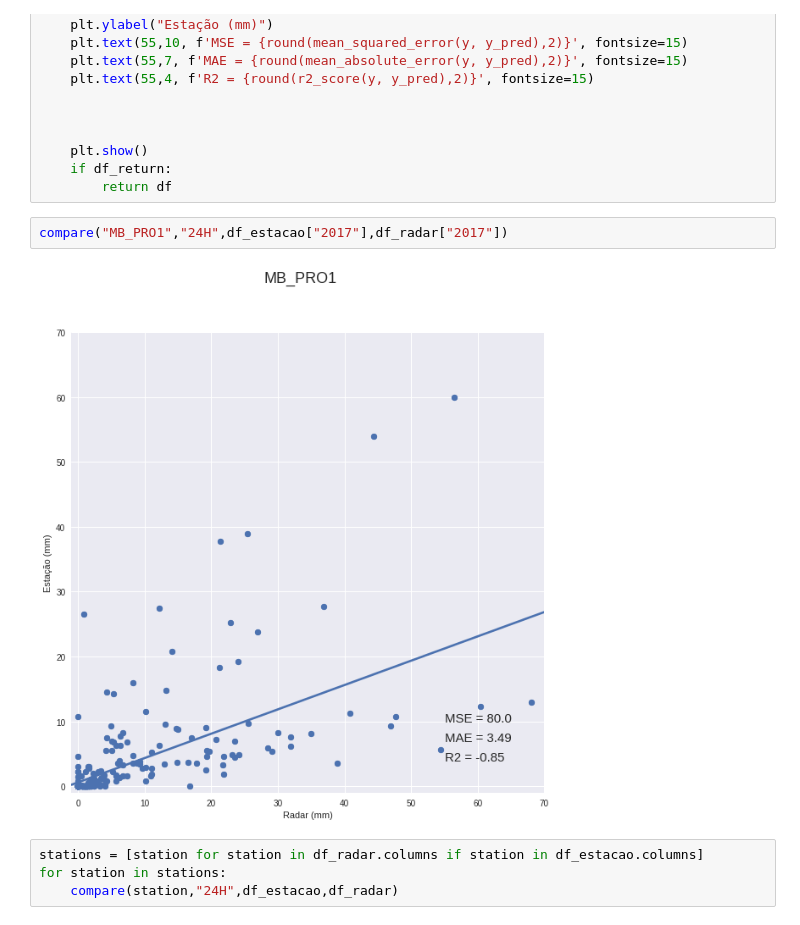
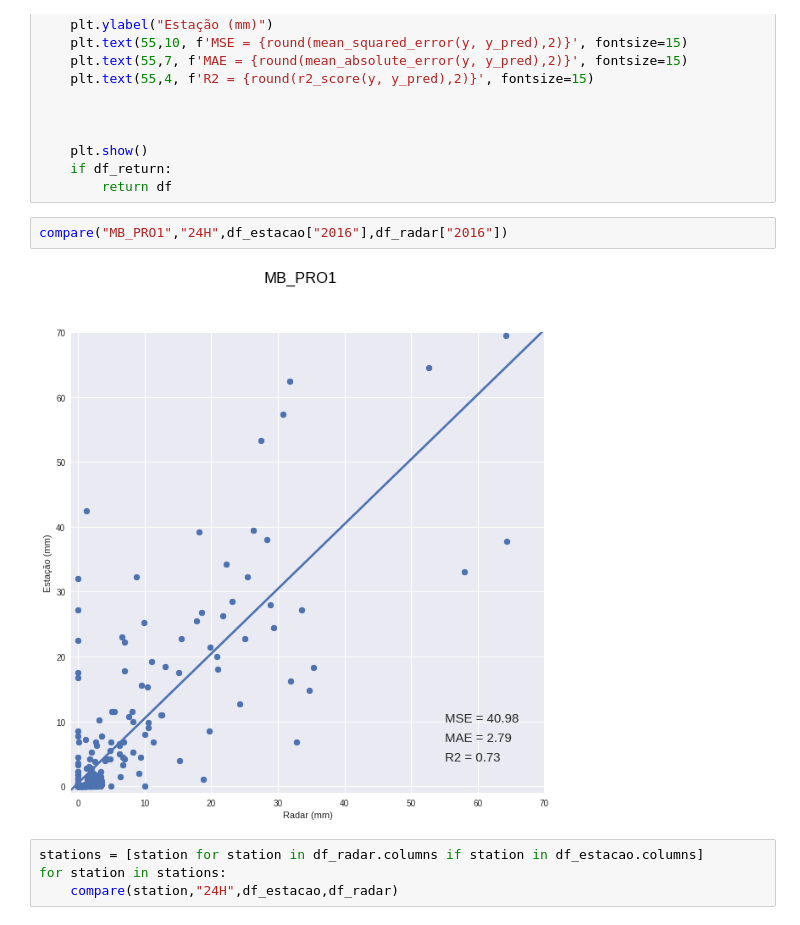
Before and after one commit to reinaldoossuna/Radar, a Jupyter notebook: 3.2 Usando apenas o pixel da estação.ipynb, the cells around one changed output. Saved outputs shown, nothing was run; the diff lists cells and outputs as text.

```diff
--- a/3.2 Usando apenas o pixel da estação.ipynb
+++ b/3.2 Usando apenas o pixel da estação.ipynb
@@ -82,9 +82,9 @@ def compare(station,period,df_estacao,df_radar, df_return= False):
     if df_return:
         return df
 # %%
-compare("MB_PRO1","24H",df_estacao["2017"],df_radar["2017"])
+compare("MB_PRO1","24H",df_estacao["2016"],df_radar["2016"])
 # %% [output]
-[figure, old version]
+[figure, new version]
 # %%
 stations = [station for station in df_radar.columns if station in df_estacao.columns]
 for station in stations:
```
Also changed, not shown: parts of 1 cell of this notebook, 19 other files.
